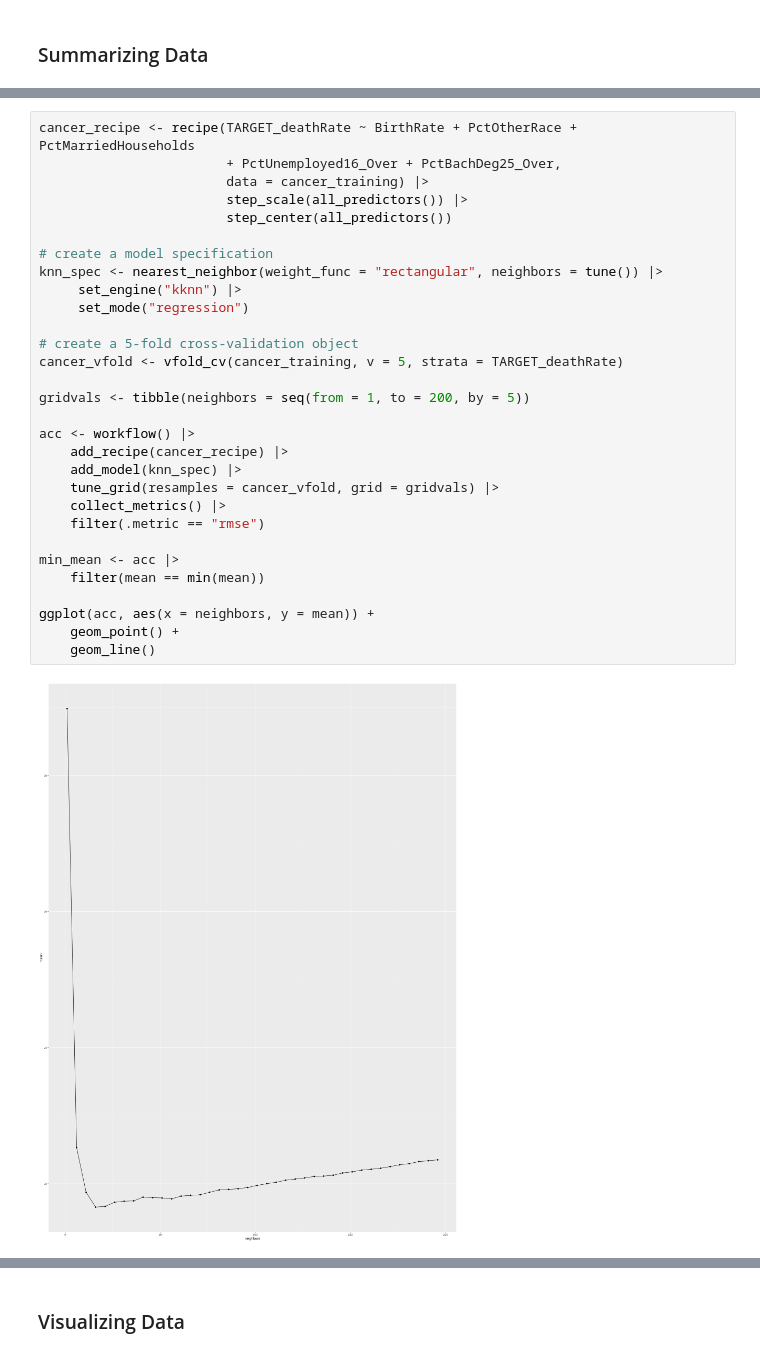
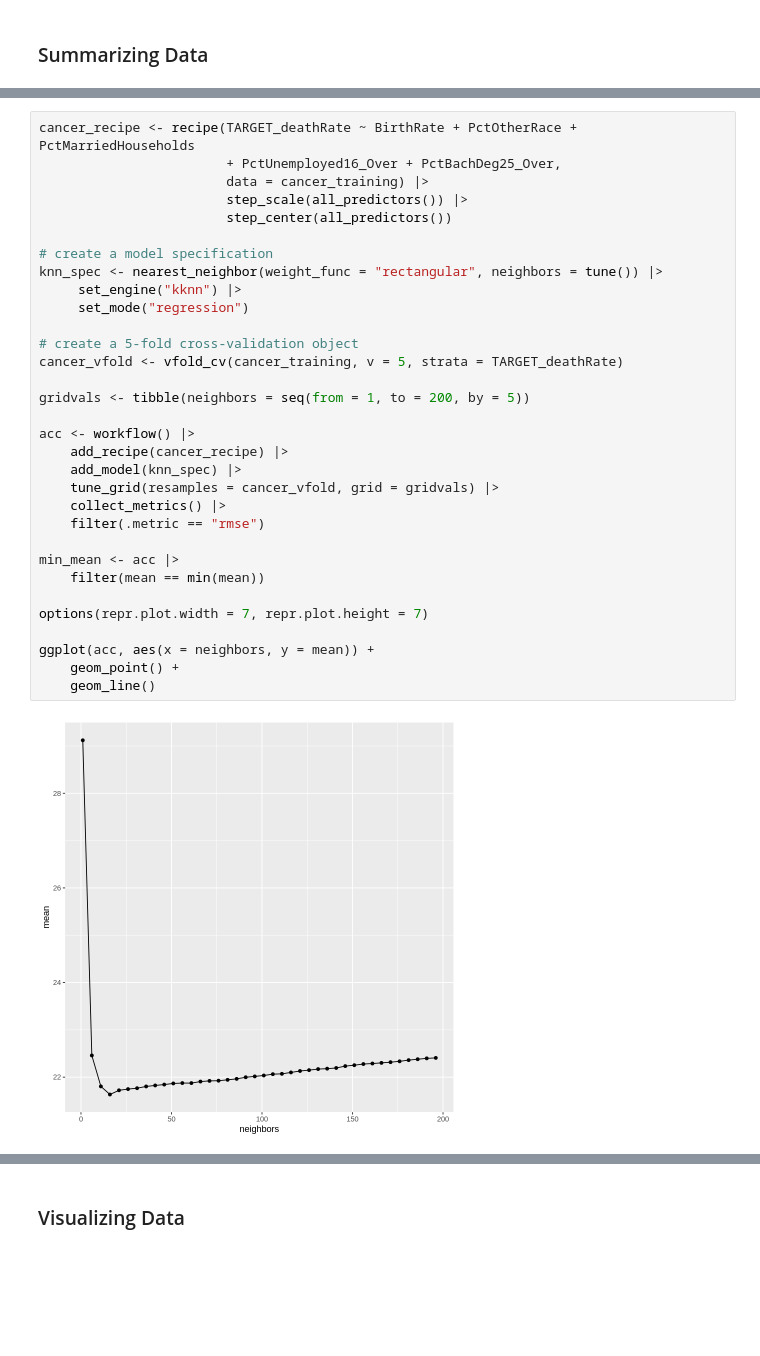
Before and after one commit to caswellbrett/CancerMortalityPrediction, a Jupyter notebook: Report.ipynb, the cells around one changed output, grey strips where cells are left out. Cells and saved outputs as stored; diff of their text form; blank space fills up the shorter version.

```diff
--- a/Report.ipynb
+++ b/Report.ipynb
@@ -197,31 +197,33 @@ A tibble: 1 × 6
 cancer_recipe <- recipe(TARGET_deathRate ~ BirthRate + PctOtherRace + PctMarriedHouseholds
                         + PctUnemployed16_Over + PctBachDeg25_Over,
                         data = cancer_training) |>
                         step_scale(all_predictors()) |>
                         step_center(all_predictors())
 
 # create a model specification
 knn_spec <- nearest_neighbor(weight_func = "rectangular", neighbors = tune()) |>
      set_engine("kknn") |>
      set_mode("regression")
 
 # create a 5-fold cross-validation object
 cancer_vfold <- vfold_cv(cancer_training, v = 5, strata = TARGET_deathRate)
 
 gridvals <- tibble(neighbors = seq(from = 1, to = 200, by = 5))
 
 acc <- workflow() |>
     add_recipe(cancer_recipe) |>
     add_model(knn_spec) |>
     tune_grid(resamples = cancer_vfold, grid = gridvals) |>
     collect_metrics() |>
     filter(.metric == "rmse")
 
 min_mean <- acc |>
     filter(mean == min(mean))
 
+options(repr.plot.width = 7, repr.plot.height = 7)
+
 ggplot(acc, aes(x = neighbors, y = mean)) +
     geom_point() +
     geom_line()
 # %% [output]
-[figure, old version]
+[figure, new version]
```
Also changed, not shown: parts of 1 cell of this notebook.
